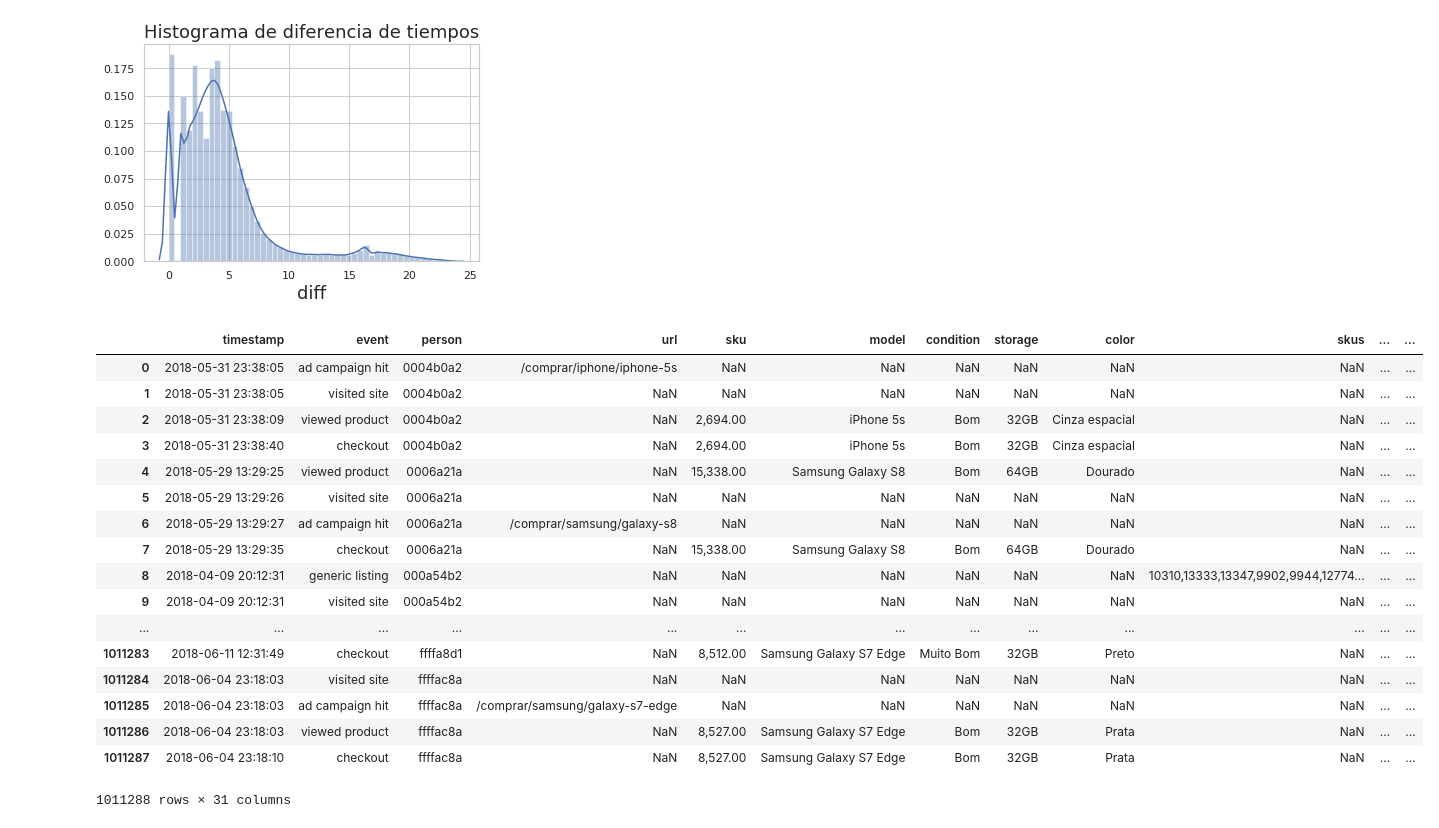
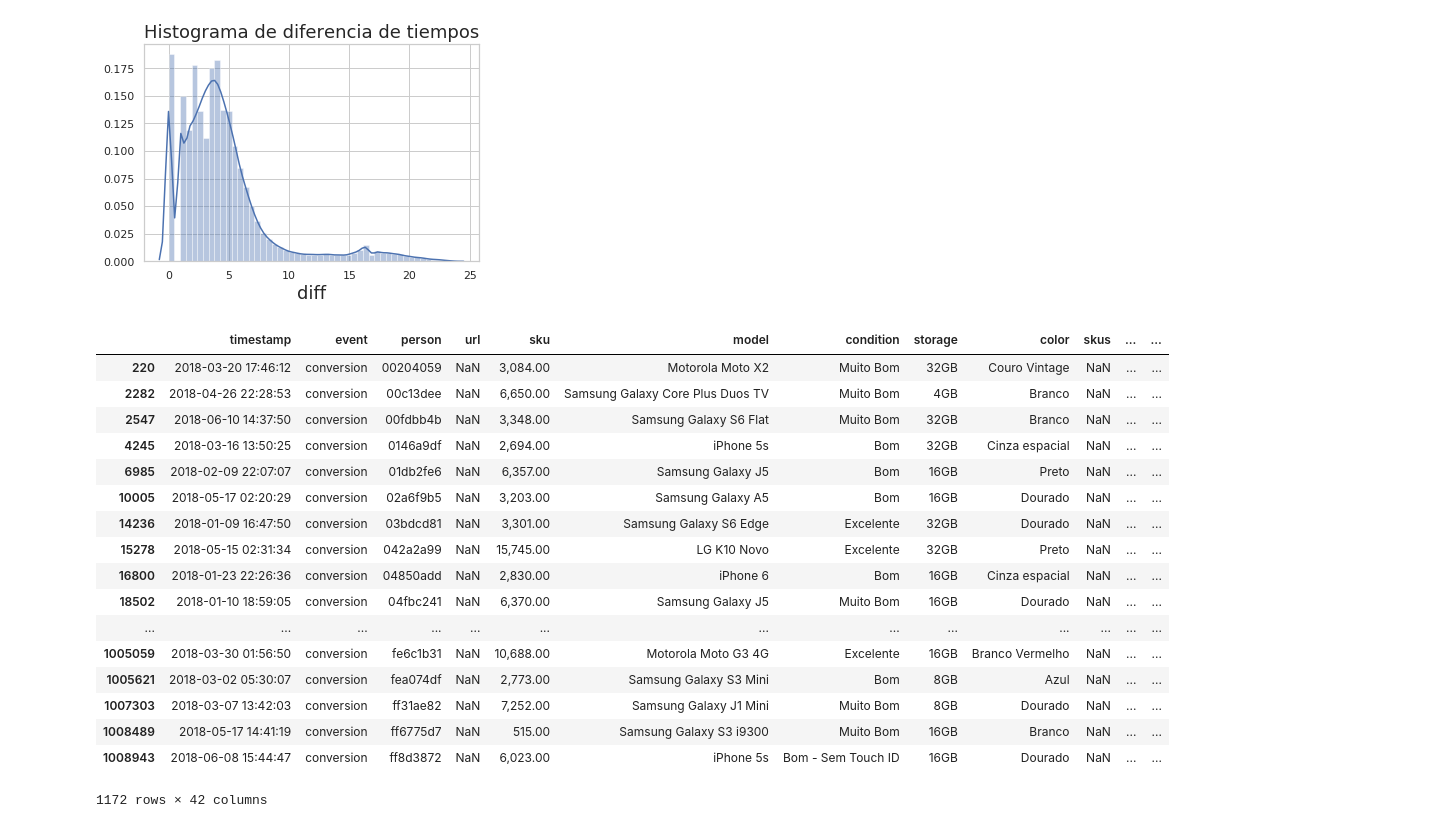
Before and after one commit to MartinCohen98/OrganizacionDeDatosTP1, a Jupyter notebook: notebook_tp.ipynb, the cells around one changed output. Cells and saved outputs as stored; diff of their text form; code cells hidden in the pictures.

```diff
--- a/notebook_tp.ipynb
+++ b/notebook_tp.ipynb
@@ -231,27 +231,41 @@ Name: timediff, dtype: float64
 20.96        1
 Name: timediff, Length: 52591, dtype: int64
 [figure]
+# %%
+df['viewed_product'] = (df['event'] == 'viewed product')
+df['brand_listing'] = (df['event'] == 'brand listing')
+df['visited_site'] = (df['event'] == 'visited site')
+df['ad_campaign_hit'] = (df['event'] == 'ad campaign hit')
+df['generic_listing'] = (df['event'] == 'generic listing')
+df['searched_products'] = (df['event'] == 'searched products')
+df['search_engine_hit'] = (df['event'] == 'search engine hit')
+df['checkout'] = (df['event'] == 'checkout')
+df['staticpage'] = (df['event'] == 'staticpage')
+df['conversion'] = (df['event'] == 'conversion')
+df['lead'] = (df['event'] == 'lead')
+df['ad_url_model'] = ((df['url'].str.count('/') == 3) & (df['url'].str.contains('comprar')))
+df['ad_url_brand'] = ((df['url'].str.count('/') == 2) & (df['url'].str.contains('comprar')))
 # %%
 df['newentry'] = ((df['timediff'] > maxtime) | (df['newperson']))
 df['entry'] = df['newentry'].cumsum()
 df['newentry'].value_counts()
-df
+df.loc[df['conversion']]
 # %% [output]
 |  | timestamp | event | person | url | sku | model | condition | storage | color | skus | ... | ... |
-| 0 | 2018-05-31 23:38:05 | ad campaign hit | 0004b0a2 | /comprar/iphone/iphone-5s | NaN | NaN | NaN | NaN | NaN | NaN | ... | ... |
-| 1 | 2018-05-31 23:38:05 | visited site | 0004b0a2 | NaN | NaN | NaN | NaN | NaN | NaN | NaN | ... | ... |
-| 2 | 2018-05-31 23:38:09 | viewed product | 0004b0a2 | NaN | 2,694.00 | iPhone 5s | Bom | 32GB | Cinza espacial | NaN | ... | ... |
-| 3 | 2018-05-31 23:38:40 | checkout | 0004b0a2 | NaN | 2,694.00 | iPhone 5s | Bom | 32GB | Cinza espacial | NaN | ... | ... |
-| 4 | 2018-05-29 13:29:25 | viewed product | 0006a21a | NaN | 15,338.00 | Samsung Galaxy S8 | Bom | 64GB | Dourado | NaN | ... | ... |
-| 5 | 2018-05-29 13:29:26 | visited site | 0006a21a | NaN | NaN | NaN | NaN | NaN | NaN | NaN | ... | ... |
-| 6 | 2018-05-29 13:29:27 | ad campaign hit | 0006a21a | /comprar/samsung/galaxy-s8 | NaN | NaN | NaN | NaN | NaN | NaN | ... | ... |
-| 7 | 2018-05-29 13:29:35 | checkout | 0006a21a | NaN | 15,338.00 | Samsung Galaxy S8 | Bom | 64GB | Dourado | NaN | ... | ... |
-| 8 | 2018-04-09 20:12:31 | generic listing | 000a54b2 | NaN | NaN | NaN | NaN | NaN | NaN | 10310,13333,13347,9902,9944,12774... | ... | ... |
-| 9 | 2018-04-09 20:12:31 | visited site | 000a54b2 | NaN | NaN | NaN | NaN | NaN | NaN | NaN | ... | ... |
+| 220 | 2018-03-20 17:46:12 | conversion | 00204059 | NaN | 3,084.00 | Motorola Moto X2 | Muito Bom | 32GB | Couro Vintage | NaN | ... | ... |
+| 2282 | 2018-04-26 22:28:53 | conversion | 00c13dee | NaN | 6,650.00 | Samsung Galaxy Core Plus Duos TV | Muito Bom | 4GB | Branco | NaN | ... | ... |
+| 2547 | 2018-06-10 14:37:50 | conversion | 00fdbb4b | NaN | 3,348.00 | Samsung Galaxy S6 Flat | Muito Bom | 32GB | Branco | NaN | ... | ... |
+| 4245 | 2018-03-16 13:50:25 | conversion | 0146a9df | NaN | 2,694.00 | iPhone 5s | Bom | 32GB | Cinza espacial | NaN | ... | ... |
+| 6985 | 2018-02-09 22:07:07 | conversion | 01db2fe6 | NaN | 6,357.00 | Samsung Galaxy J5 | Bom | 16GB | Preto | NaN | ... | ... |
+| 10005 | 2018-05-17 02:20:29 | conversion | 02a6f9b5 | NaN | 3,203.00 | Samsung Galaxy A5 | Bom | 16GB | Dourado | NaN | ... | ... |
+| 14236 | 2018-01-09 16:47:50 | conversion | 03bdcd81 | NaN | 3,301.00 | Samsung Galaxy S6 Edge | Excelente | 32GB | Dourado | NaN | ... | ... |
+| 15278 | 2018-05-15 02:31:34 | conversion | 042a2a99 | NaN | 15,745.00 | LG K10 Novo | Excelente | 32GB | Preto | NaN | ... | ... |
+| 16800 | 2018-01-23 22:26:36 | conversion | 04850add | NaN | 2,830.00 | iPhone 6 | Bom | 16GB | Cinza espacial | NaN | ... | ... |
+| 18502 | 2018-01-10 18:59:05 | conversion | 04fbc241 | NaN | 6,370.00 | Samsung Galaxy J5 | Muito Bom | 16GB | Dourado | NaN | ... | ... |
 | ... | ... | ... | ... | ... | ... | ... | ... | ... | ... | ... | ... | ... |
-| 1011283 | 2018-06-11 12:31:49 | checkout | ffffa8d1 | NaN | 8,512.00 | Samsung Galaxy S7 Edge | Muito Bom | 32GB | Preto | NaN | ... | ... |
-| 1011284 | 2018-06-04 23:18:03 | visited site | ffffac8a | NaN | NaN | NaN | NaN | NaN | NaN | NaN | ... | ... |
-| 1011285 | 2018-06-04 23:18:03 | ad campaign hit | ffffac8a | /comprar/samsung/galaxy-s7-edge | NaN | NaN | NaN | NaN | NaN | NaN | ... | ... |
-| 1011286 | 2018-06-04 23:18:03 | viewed product | ffffac8a | NaN | 8,527.00 | Samsung Galaxy S7 Edge | Bom | 32GB | Prata | NaN | ... | ... |
-| 1011287 | 2018-06-04 23:18:10 | checkout | ffffac8a | NaN | 8,527.00 | Samsung Galaxy S7 Edge | Bom | 32GB | Prata | NaN | ... | ... |
+| 1005059 | 2018-03-30 01:56:50 | conversion | fe6c1b31 | NaN | 10,688.00 | Motorola Moto G3 4G | Excelente | 16GB | Branco Vermelho | NaN | ... | ... |
+| 1005621 | 2018-03-02 05:30:07 | conversion | fea074df | NaN | 2,773.00 | Samsung Galaxy S3 Mini | Bom | 8GB | Azul | NaN | ... | ... |
+| 1007303 | 2018-03-07 13:42:03 | conversion | ff31ae82 | NaN | 7,252.00 | Samsung Galaxy J1 Mini | Muito Bom | 8GB | Dourado | NaN | ... | ... |
+| 1008489 | 2018-05-17 14:41:19 | conversion | ff6775d7 | NaN | 515.00 | Samsung Galaxy S3 i9300 | Muito Bom | 16GB | Branco | NaN | ... | ... |
+| 1008943 | 2018-06-08 15:44:47 | conversion | ff8d3872 | NaN | 6,023.00 | iPhone 5s | Bom - Sem Touch ID | 16GB | Dourado | NaN | ... | ... |
-1011288 rows × 31 columns
+1172 rows × 42 columns
```
Also changed, not shown: parts of 4 cells of this notebook.
